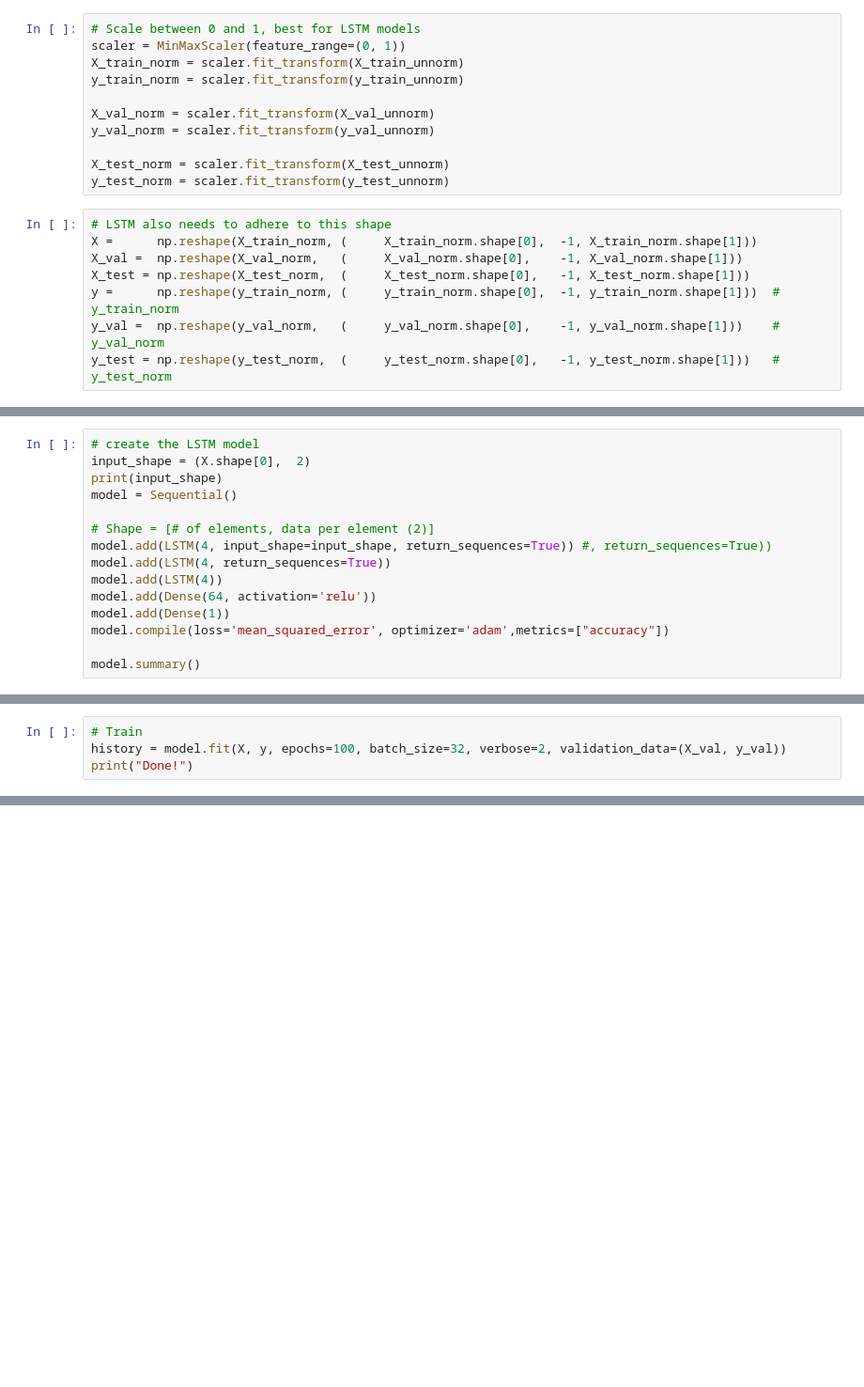
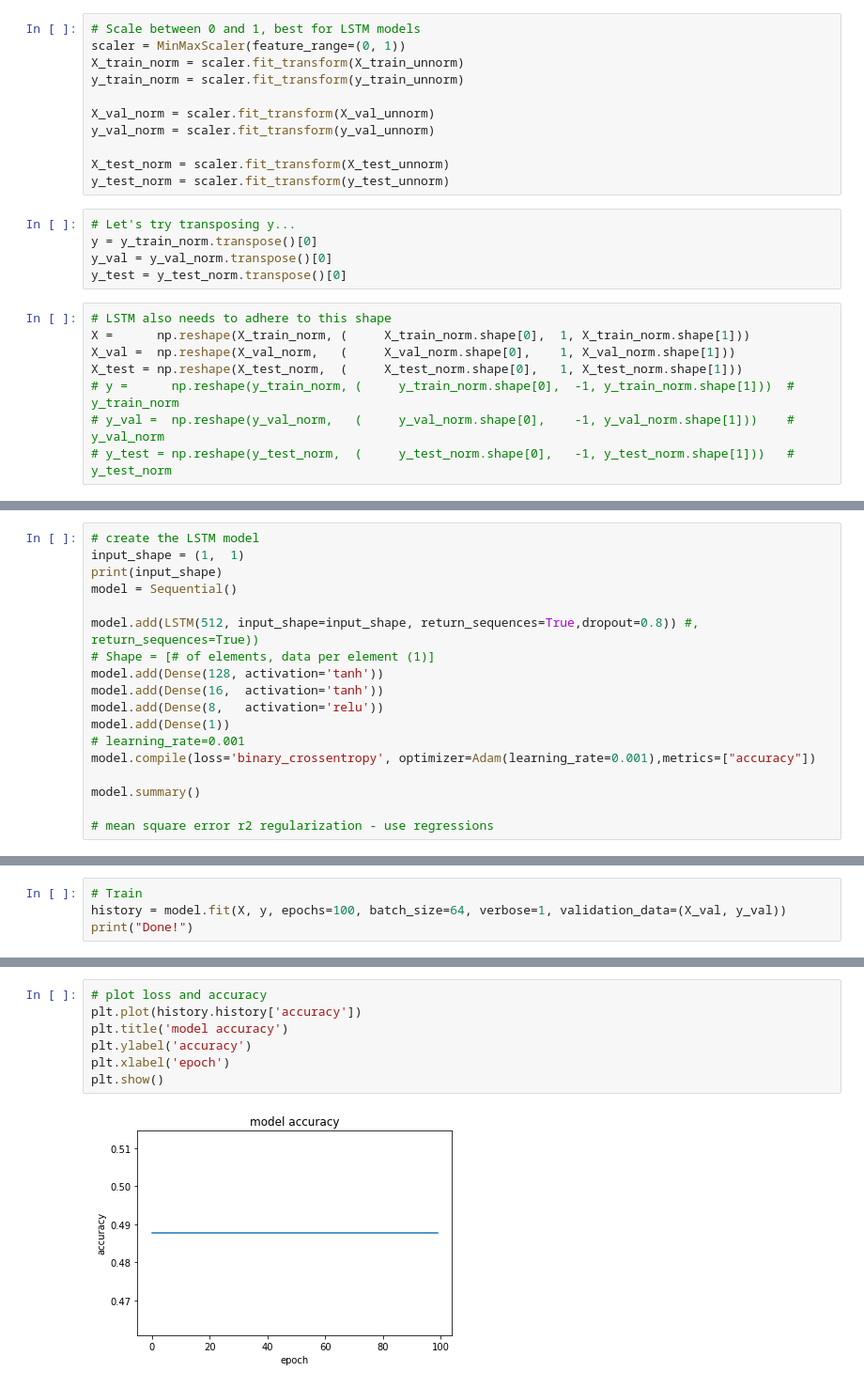
Before and after one commit to nmd1/psims, a Jupyter notebook: stock_model.ipynb, the cells around one changed output, grey strips where cells are left out. Shown at 94% size. Drawn from its saved outputs; the diff is of its cells as text; blank space fills up the shorter version.

Commit message:
rough completion of non-sentiment model

```diff
--- a/stock_model.ipynb
+++ b/stock_model.ipynb
@@ -141,14 +159,19 @@ y_val_norm = scaler.fit_transform(y_val_unnorm)
 
 X_test_norm = scaler.fit_transform(X_test_unnorm)
 y_test_norm = scaler.fit_transform(y_test_unnorm)
+# %%
+# Let's try transposing y...
+y = y_train_norm.transpose()[0]
+y_val = y_val_norm.transpose()[0]
+y_test = y_test_norm.transpose()[0]
 # %%
 # LSTM also needs to adhere to this shape
-X =      np.reshape(X_train_norm, (     X_train_norm.shape[0],  -1, X_train_norm.shape[1]))
-X_val =  np.reshape(X_val_norm,   (     X_val_norm.shape[0],    -1, X_val_norm.shape[1]))
-X_test = np.reshape(X_test_norm,  (     X_test_norm.shape[0],   -1, X_test_norm.shape[1]))
-y =      np.reshape(y_train_norm, (     y_train_norm.shape[0],  -1, y_train_norm.shape[1]))  # y_train_norm
-y_val =  np.reshape(y_val_norm,   (     y_val_norm.shape[0],    -1, y_val_norm.shape[1]))    # y_val_norm
-y_test = np.reshape(y_test_norm,  (     y_test_norm.shape[0],   -1, y_test_norm.shape[1]))   # y_test_norm
+X =      np.reshape(X_train_norm, (     X_train_norm.shape[0],  1, X_train_norm.shape[1]))
+X_val =  np.reshape(X_val_norm,   (     X_val_norm.shape[0],    1, X_val_norm.shape[1]))
+X_test = np.reshape(X_test_norm,  (     X_test_norm.shape[0],   1, X_test_norm.shape[1]))
+# y =      np.reshape(y_train_norm, (     y_train_norm.shape[0],  -1, y_train_norm.shape[1]))  # y_train_norm
+# y_val =  np.reshape(y_val_norm,   (     y_val_norm.shape[0],    -1, y_val_norm.shape[1]))    # y_val_norm
+# y_test = np.reshape(y_test_norm,  (     y_test_norm.shape[0],   -1, y_test_norm.shape[1]))   # y_test_norm
 # %%
 # Prints for sanity
 print(X[0])
@@ -165,16 +188,19 @@ print(len(y))
 # %%
 # create the LSTM model
-input_shape = (X.shape[0],  2)
+input_shape = (1,  1)
 print(input_shape)
 model = Sequential()
 
-# Shape = [# of elements, data per element (2)]
-model.add(LSTM(4, input_shape=input_shape, return_sequences=True)) #, return_sequences=True))
-model.add(LSTM(4, return_sequences=True))
-model.add(LSTM(4))
-model.add(Dense(64, activation='relu'))
+model.add(LSTM(512, input_shape=input_shape, return_sequences=True,dropout=0.8)) #, return_sequences=True))
+# Shape = [# of elements, data per element (1)]
+model.add(Dense(128, activation='tanh'))
+model.add(Dense(16,  activation='tanh'))
+model.add(Dense(8,   activation='relu'))
 model.add(Dense(1))
-model.compile(loss='mean_squared_error', optimizer='adam',metrics=["accuracy"])
+# learning_rate=0.001
+model.compile(loss='binary_crossentropy', optimizer=Adam(learning_rate=0.001),metrics=["accuracy"])
 
 model.summary()
+
+# mean square error r2 regularization - use regressions
 # %% [output]
@@ -199,7 +225,7 @@ Non-trainable params: 0
 _________________________________________________________________
 # %%
 # Train
-history = model.fit(X, y, epochs=100, batch_size=32, verbose=2, validation_data=(X_val, y_val))
+history = model.fit(X, y, epochs=100, batch_size=64, verbose=1, validation_data=(X_val, y_val))
 print("Done!")
 # %% [output]
 Epoch 1/100
@@ -224,0 +248,9 @@ Done!
+# %%
+# plot loss and accuracy
+plt.plot(history.history['accuracy'])
+plt.title('model accuracy')
+plt.ylabel('accuracy')
+plt.xlabel('epoch')
+plt.show()
+# %% [output]
+[figure, added]
```
Also changed, not shown: parts of 11 cells of this notebook, 2 other files.
